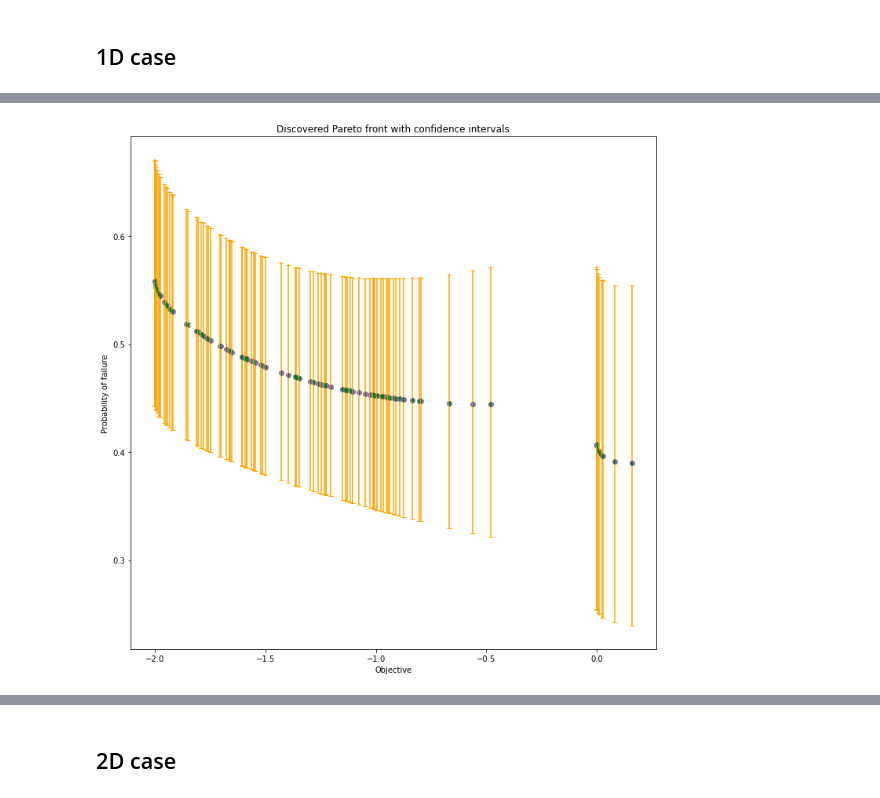
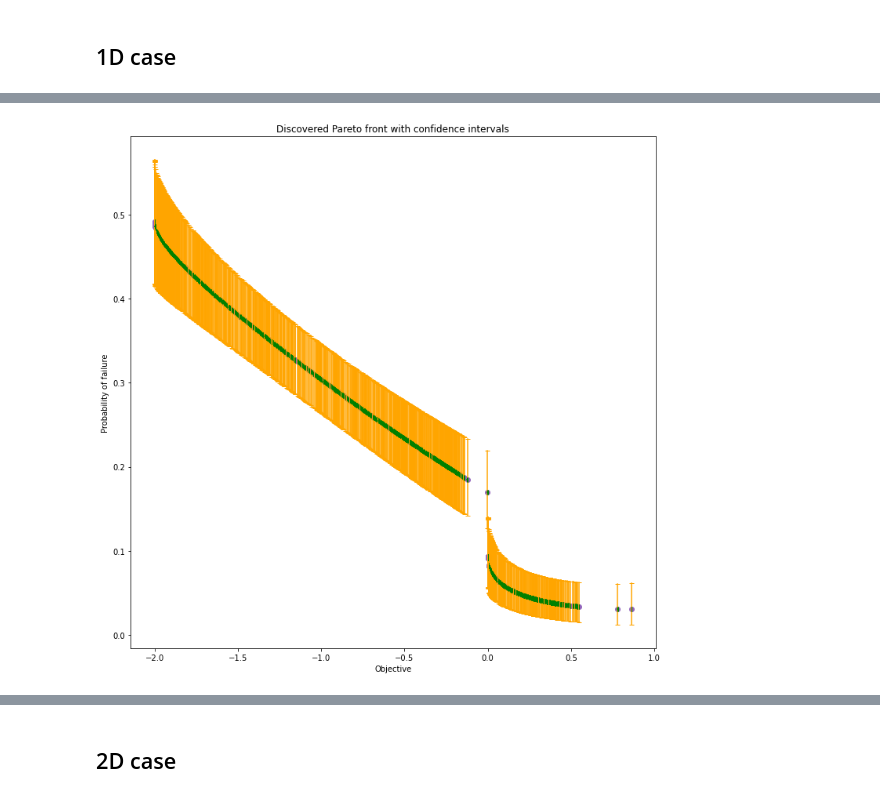
Before and after one commit to secondmind-labs/trieste, a Jupyter notebook: lunar_lander/simple_functions.ipynb, the cells around one changed output, grey strips where cells are left out. Cells and saved outputs as stored; diff of their text form; code cells hidden in the pictures.

```diff
--- a/lunar_lander/simple_functions.ipynb
+++ b/lunar_lander/simple_functions.ipynb
@@ -84,8 +87,8 @@ def create_classification_model(data, search_space):
 
 classification_model_config_args = {
     "model_args": {"use_natgrads": True},
-    "optimizer": tf.optimizers.Adam(1e-2),
-    "optimizer_args": {"max_iter": 50},
+    "optimizer": tf.optimizers.Adam(0.1),
+    "optimizer_args": {"max_iter": 100},
 }
 # %% [markdown]
 ## 1D case
@@ -135,9 +138,16 @@ models_1d = {
     )
 }
 # %%
-mc_ehvi = SpecialBatchMonteCarloExpectedHypervolumeImprovement(sample_size=5, gpr_tag=OBJECTIVE, vgp_tag=FAILURE)
-rule = trieste.acquisition.rule.EfficientGlobalOptimization(mc_ehvi, num_query_points=BATCH_SIZE)
+BATCH_SIZE = 5
+ITERATIONS = 200
 
+# optimization of acq function isn't going well, let's increase number of samples
+# trieste uses 1000 * dim, let's 10-fold it
+acq_optimizer_num_samples = 1000 * tf.shape(search_space_1d.lower)[-1]
+acq_optimizer = trieste.acquisition.optimizer.generate_continuous_optimizer(acq_optimizer_num_samples)
+
+mc_ehvi = SpecialBatchMonteCarloExpectedHypervolumeImprovement(sample_size=50, gpr_tag=OBJECTIVE, vgp_tag=FAILURE)
+rule = trieste.acquisition.rule.EfficientGlobalOptimization(mc_ehvi, num_query_points=BATCH_SIZE, optimizer=acq_optimizer)
 
 bo = trieste.bayesian_optimizer.BayesianOptimizer(observer_1d, search_space_1d)
 start = timeit.default_timer()
@@ -186,32 +213,32 @@ plt.show();
 # %%
 pf_input_points, pf_points = find_pf_points(all_query_points, objective_model_values, failure_model_values)
 points_in_objective_space = tf.concat([objective_model_values, failure_model_values], axis=1)
 
 mean, variance = result_1d.models[FAILURE].predict(pf_input_points)
-failure_lower_conf_bounds = result_1d.models[FAILURE]._model.likelihood.invlink(mean - 2 * tf.sqrt(variance))
-failure_upper_conf_bounds = result_1d.models[FAILURE]._model.likelihood.invlink(mean + 2 * tf.sqrt(variance))
+failure_lower_conf_bounds = result_1d.models[FAILURE]._model.likelihood.invlink(mean - 1.96 * tf.sqrt(variance))
+failure_upper_conf_bounds = result_1d.models[FAILURE]._model.likelihood.invlink(mean + 1.96 * tf.sqrt(variance))
 
 mean, variance = result_1d.models[OBJECTIVE].predict(pf_input_points)
 objective_lower_conf_bounds = mean - 2 * tf.sqrt(variance)
 objective_upper_conf_bounds = mean + 2 * tf.sqrt(variance)
 
 plotting.plot_mobo_points_in_obj_space(
     points_in_objective_space,
     num_init=num_initial_points_1d,
     only_plot_pareto=True,
     figsize=(12,12)
 )
 
 for i, (lower, upper) in enumerate(zip(failure_lower_conf_bounds, failure_upper_conf_bounds)):
     plt.plot((pf_points[i].numpy()[0], pf_points[i].numpy()[0]), (lower, upper), '_-',color='orange')
 
 for i, (lower, upper) in enumerate(zip(objective_lower_conf_bounds, objective_upper_conf_bounds)):
     plt.plot((lower, upper), (pf_points[i].numpy()[1], pf_points[i].numpy()[1]), '|-',color='green')
 
 
 plt.xlabel("Objective")
 plt.ylabel("Probability of failure");
 plt.title("Discovered Pareto front with confidence intervals");
 plt.show();
 # %% [output]
-[figure, old version]
+[figure, new version]
```
Also changed, not shown: parts of 17 cells of this notebook, 1 other file.
